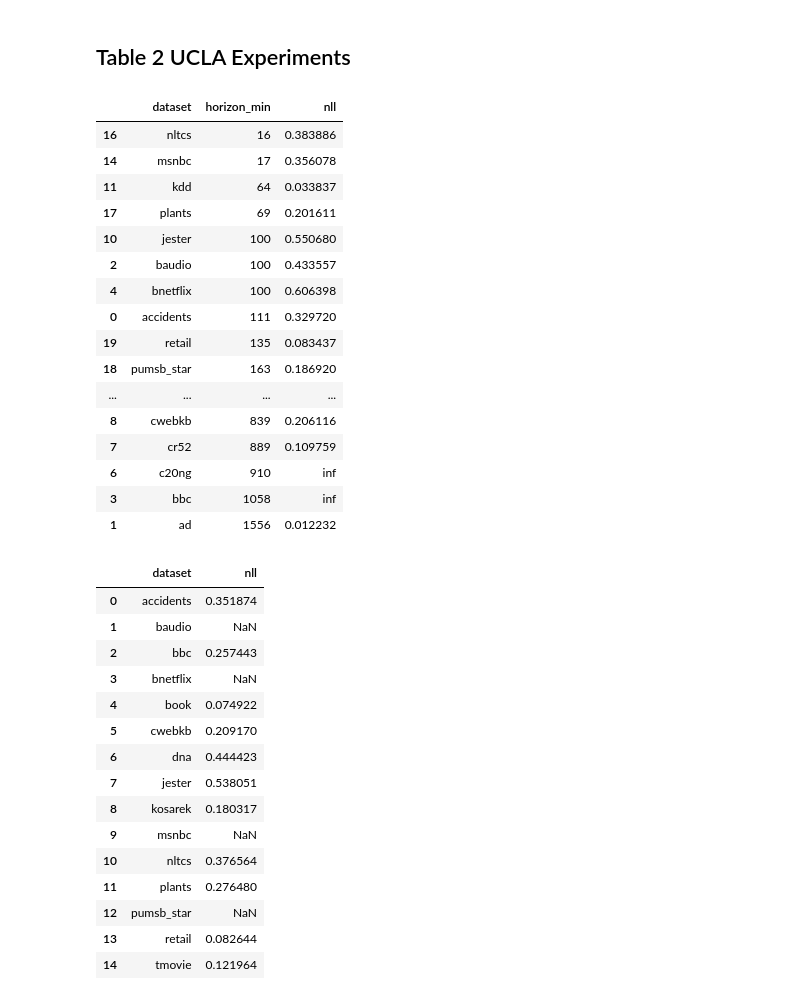
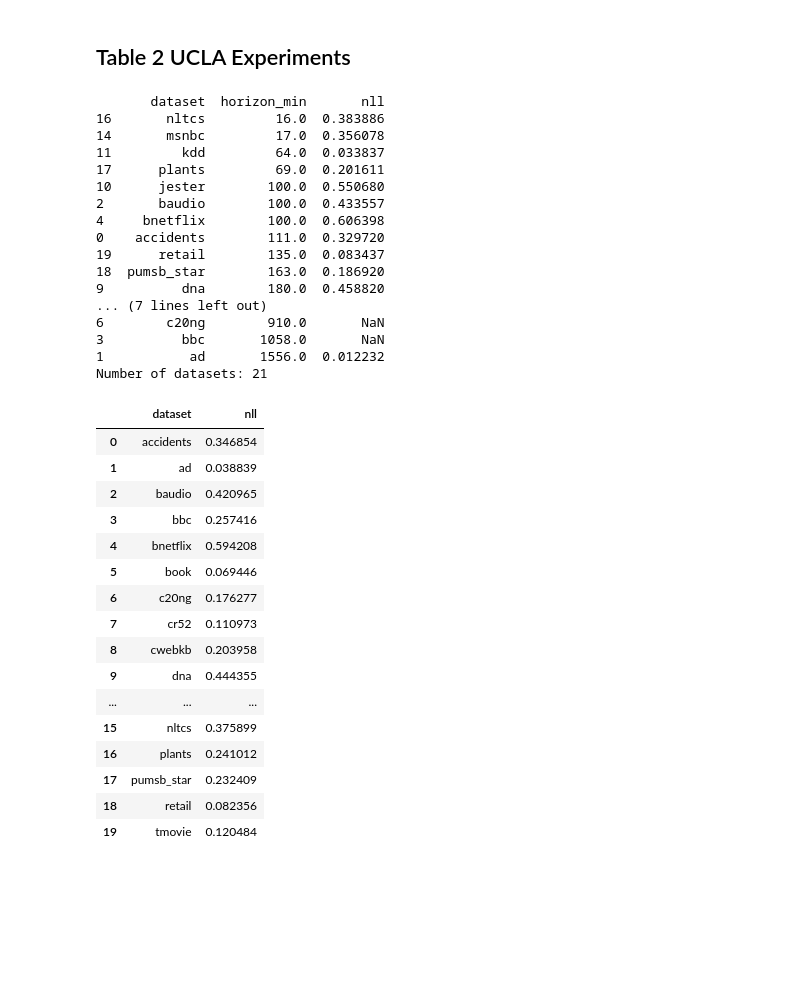
Before and after one commit to marawangamal/ptn, a Jupyter notebook: scripts/results.ipynb, the cells around one changed output. Drawn from its saved outputs; the diff is of its cells as text; code cells hidden in the pictures; blank space fills up the shorter version.

```diff
--- a/scripts/results.ipynb
+++ b/scripts/results.ipynb
@@ -354,7 +378,7 @@ df_dmrg = load_wandb_runs('ptn-dmrg', log_specs=[{'name': 'eval/loss', 'reduce':
 # %%
 df_ptn = load_wandb_runs('ptn-ucla', log_specs=[{'name': 'val/loss', 'reduce': 'min'}], config_attrs=['dataset', 'model'])
 # %%
-# UCLA x DMRG
+# DMRG data
 df_dmrg_proc = df_dmrg.copy()
 df_dmrg_proc = df_dmrg_proc[df_dmrg_proc['state'] == 'finished']
 df_dmrg_proc['nll'] = df_dmrg_proc['eval/loss_min'].astype(float) / df_dmrg_proc['horizon_min'].astype(float)
@@ -368,49 +392,52 @@ df_dmrg_proc = (
     .groupby('dataset', as_index=False)
     .agg({'horizon_min': 'min', 'nll': 'min'})
 )
-df_dmrg_proc.sort_values('horizon_min')
+print(df_dmrg_proc.sort_values('horizon_min'))
+print(f"Number of datasets: {len(df_dmrg_proc)}")
 # %% [output]
-|  | dataset | horizon_min | nll |
-| 16 | nltcs | 16 | 0.383886 |
-| 14 | msnbc | 17 | 0.356078 |
-| 11 | kdd | 64 | 0.033837 |
-| 17 | plants | 69 | 0.201611 |
-| 10 | jester | 100 | 0.550680 |
-| 2 | baudio | 100 | 0.433557 |
-| 4 | bnetflix | 100 | 0.606398 |
-| 0 | accidents | 111 | 0.329720 |
-| 19 | retail | 135 | 0.083437 |
-| 18 | pumsb_star | 163 | 0.186920 |
-| ... | ... | ... | ... |
-| 8 | cwebkb | 839 | 0.206116 |
-| 7 | cr52 | 889 | 0.109759 |
-| 6 | c20ng | 910 | inf |
-| 3 | bbc | 1058 | inf |
-| 1 | ad | 1556 | 0.012232 |
+       dataset  horizon_min       nll
+16       nltcs         16.0  0.383886
+14       msnbc         17.0  0.356078
+11         kdd         64.0  0.033837
+17      plants         69.0  0.201611
+10      jester        100.0  0.550680
+2       baudio        100.0  0.433557
+4     bnetflix        100.0  0.606398
+0    accidents        111.0  0.329720
+19      retail        135.0  0.083437
+18  pumsb_star        163.0  0.186920
+9          dna        180.0  0.458820
+... (7 lines left out)
+6        c20ng        910.0       NaN
+3          bbc       1058.0       NaN
+1           ad       1556.0  0.012232
+Number of datasets: 21
 # %%
-# UCLA x PTN
+# LSF Data
 import pandas as pd
 df_ptn_proc = df_ptn.copy()
+df_ptn_proc[df_ptn_proc['dataset'] == 'baudio']
 df_ptn_proc = df_ptn_proc[df_ptn_proc['state'] == 'finished']
 df_ptn_proc['nll'] = df_ptn_proc['val/loss_min'].astype(float)
 df_ptn_proc = df_ptn_proc[['dataset', 'model', 'nll']]
 df_ptn_proc = df_ptn_proc.groupby(['dataset']).agg({'nll': 'min'}).reset_index()
 df_ptn_proc
 # %% [output]
 |  | dataset | nll |
-| 0 | accidents | 0.351874 |
-| 1 | baudio | NaN |
-| 2 | bbc | 0.257443 |
-| 3 | bnetflix | NaN |
-| 4 | book | 0.074922 |
-| 5 | cwebkb | 0.209170 |
-| 6 | dna | 0.444423 |
-| 7 | jester | 0.538051 |
-| 8 | kosarek | 0.180317 |
-| 9 | msnbc | NaN |
-| 10 | nltcs | 0.376564 |
-| 11 | plants | 0.276480 |
-| 12 | pumsb_star | NaN |
-| 13 | retail | 0.082644 |
-| 14 | tmovie | 0.121964 |
+| 0 | accidents | 0.346854 |
+| 1 | ad | 0.038839 |
+| 2 | baudio | 0.420965 |
+| 3 | bbc | 0.257416 |
+| 4 | bnetflix | 0.594208 |
+| 5 | book | 0.069446 |
+| 6 | c20ng | 0.176277 |
+| 7 | cr52 | 0.110973 |
+| 8 | cwebkb | 0.203958 |
+| 9 | dna | 0.444355 |
+| ... | ... | ... |
+| 15 | nltcs | 0.375899 |
+| 16 | plants | 0.241012 |
+| 17 | pumsb_star | 0.232409 |
+| 18 | retail | 0.082356 |
+| 19 | tmovie | 0.120484 |
 # %%
```
Also changed, not shown: parts of 5 cells of this notebook, 3 other files.
